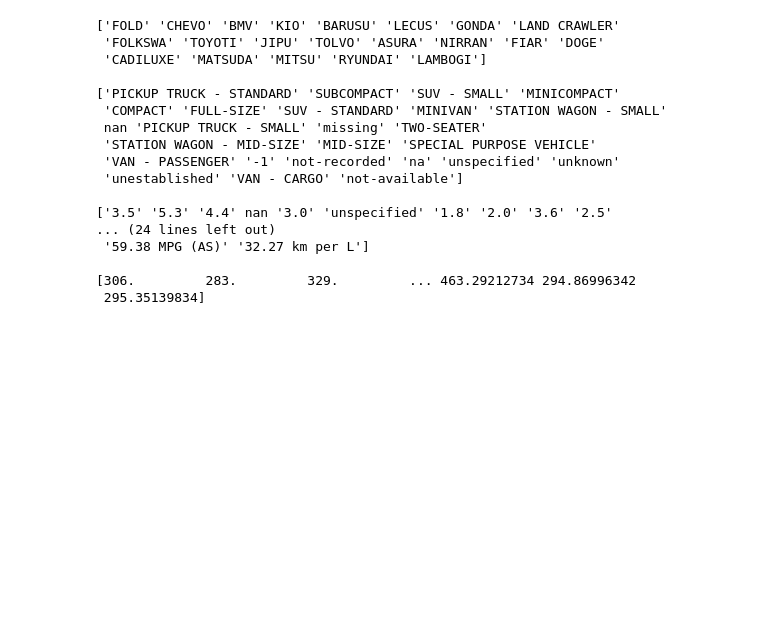
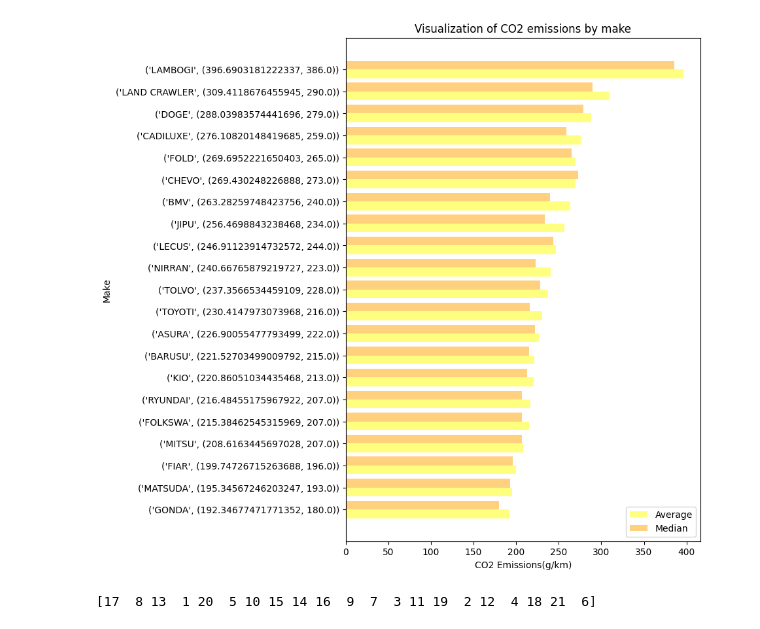
Before and after one commit to cenz19/DataSlayer1.0, a Jupyter notebook: 01. EDA.ipynb, the cells around one changed output. Saved outputs shown, nothing was run; the diff lists cells and outputs as text; code cells hidden in the pictures; blank space fills up the shorter version.

```diff
--- a/01. EDA.ipynb
+++ b/01. EDA.ipynb
@@ -68,7 +85,6 @@ def convert_to_km_l(value, unit):
         return(float(value)/0.4251434788508811)
 # %%
 list_temp=[]
-i=0
 for record in df["Fuel Consumption City"]:
     try:
         list_word=record.split(" ", 1)
@@ -76,6 +92,7 @@ for record in df["Fuel Consumption City"]:
     except:
         list_temp.append(0)
 df["Fuel Consumption City"] = list_temp
+
 list_temp.clear()
 for record in df["Fuel Consumption Hwy"]:
     try:
@@ -84,6 +101,7 @@ for record in df["Fuel Consumption Hwy"]:
     except:
         list_temp.append(0)
 df["Fuel Consumption Hwy"] = list_temp
+
 list_temp.clear()
 for record in df["Fuel Consumption Comb"]:
     try:
@@ -131,22 +143,40 @@ df[["Fuel Consumption City", "Fuel Consumption Hwy", "Fuel Consumption Comb", "C
-# %%
-for column in df.columns:
-  print(df[column].unique())
-  print(" ")
-# %% [output]
-['FOLD' 'CHEVO' 'BMV' 'KIO' 'BARUSU' 'LECUS' 'GONDA' 'LAND CRAWLER'
- 'FOLKSWA' 'TOYOTI' 'JIPU' 'TOLVO' 'ASURA' 'NIRRAN' 'FIAR' 'DOGE'
- 'CADILUXE' 'MATSUDA' 'MITSU' 'RYUNDAI' 'LAMBOGI']
-
-['PICKUP TRUCK - STANDARD' 'SUBCOMPACT' 'SUV - SMALL' 'MINICOMPACT'
- 'COMPACT' 'FULL-SIZE' 'SUV - STANDARD' 'MINIVAN' 'STATION WAGON - SMALL'
- nan 'PICKUP TRUCK - SMALL' 'missing' 'TWO-SEATER'
- 'STATION WAGON - MID-SIZE' 'MID-SIZE' 'SPECIAL PURPOSE VEHICLE'
- 'VAN - PASSENGER' '-1' 'not-recorded' 'na' 'unspecified' 'unknown'
- 'unestablished' 'VAN - CARGO' 'not-available']
-
-['3.5' '5.3' '4.4' nan '3.0' 'unspecified' '1.8' '2.0' '3.6' '2.5'
-... (24 lines left out)
- '59.38 MPG (AS)' '32.27 km per L']
-
-[306.         283.         329.         ... 463.29212734 294.86996342
- 295.35139834]
+# %%
+col_make=df["Make"].unique()
+make_avg=[np.average(df["CO2 Emissions(g/km)"][df["Make"]==col]) for col in col_make]
+make_median=[np.median(df["CO2 Emissions(g/km)"][df["Make"]==col]) for col in col_make]
+dict_make=dict(zip(col_make, zip(make_avg, make_median)))
+dict_make=sorted(dict_make.items(), key=lambda item: item[1])
+
+fig, ax = plt.subplots(figsize=(7,10))
+bar_width = 0.4
+
+bar1 = ax.barh(np.arange(len(col_make)), [dict_make[:][i][1][0] for i in range(len(dict_make))], height=bar_width, color='yellow', alpha=0.5, label='Average')
+bar2 = ax.barh(np.arange(len(col_make)) + bar_width, [dict_make[:][i][1][1] for i in range(len(dict_make))], height=bar_width, color='orange', alpha=0.5, label='Median')
+
+ax.set_yticks(np.arange(len(col_make)) + bar_width / 2)
+ax.set_yticklabels(dict_make)
+ax.set_xlabel('CO2 Emissions(g/km)')
+ax.set_ylabel('Make')
+ax.set_title('Visualization of CO2 emissions by make')
+ax.legend()
+
+plt.show()
+# %% [output]
+[figure, added]
+# %%
+make_map={}
+for i in range(len(dict_make)):
+    make_map[dict_make[i][0]]=make_avg[i]
+df["MakeAvg"]=df["Make"].map(make_map)
+df["MakeAvg"] -= df["MakeAvg"].min()
+df["MakeAvg"] /= df["MakeAvg"].max()
+
+
+make_map={}
+for i in range(len(dict_make)):
+    make_map[dict_make[i][0]]=i+1
+df["Make"]=df["Make"].map(make_map)
+
+print(df["Make"].unique())
+# %% [output]
+[17  8 13  1 20  5 10 15 14 16  9  7  3 11 19  2 12  4 18 21  6]
```
Also changed, not shown: parts of 22 cells of this notebook, 2 other files.
